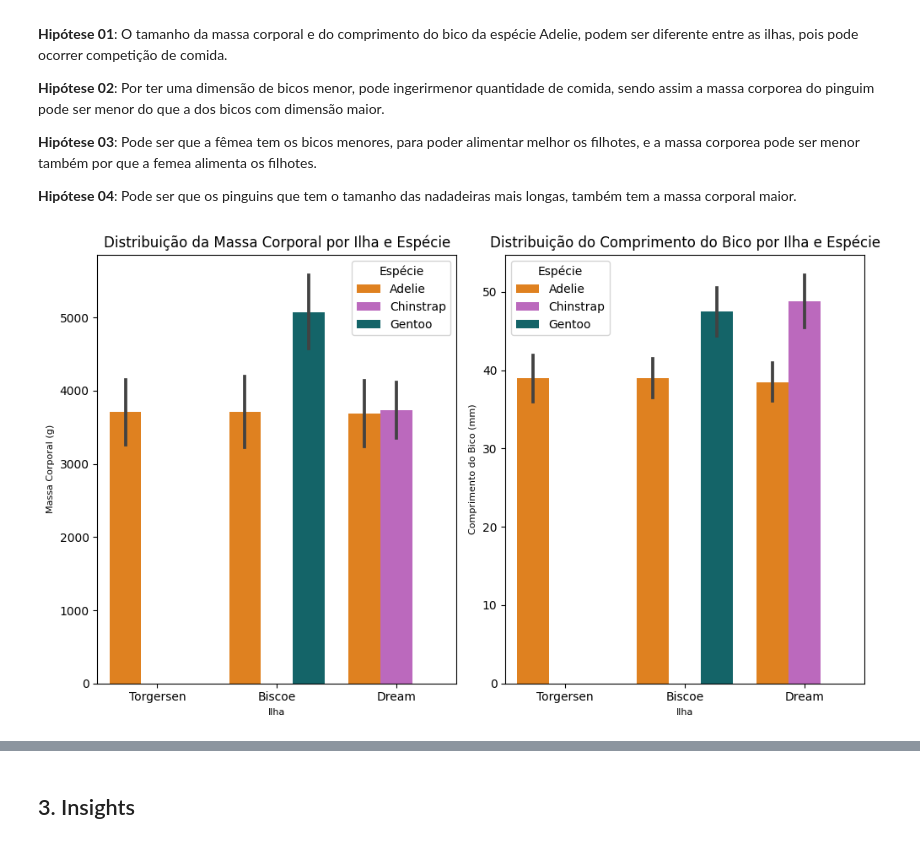
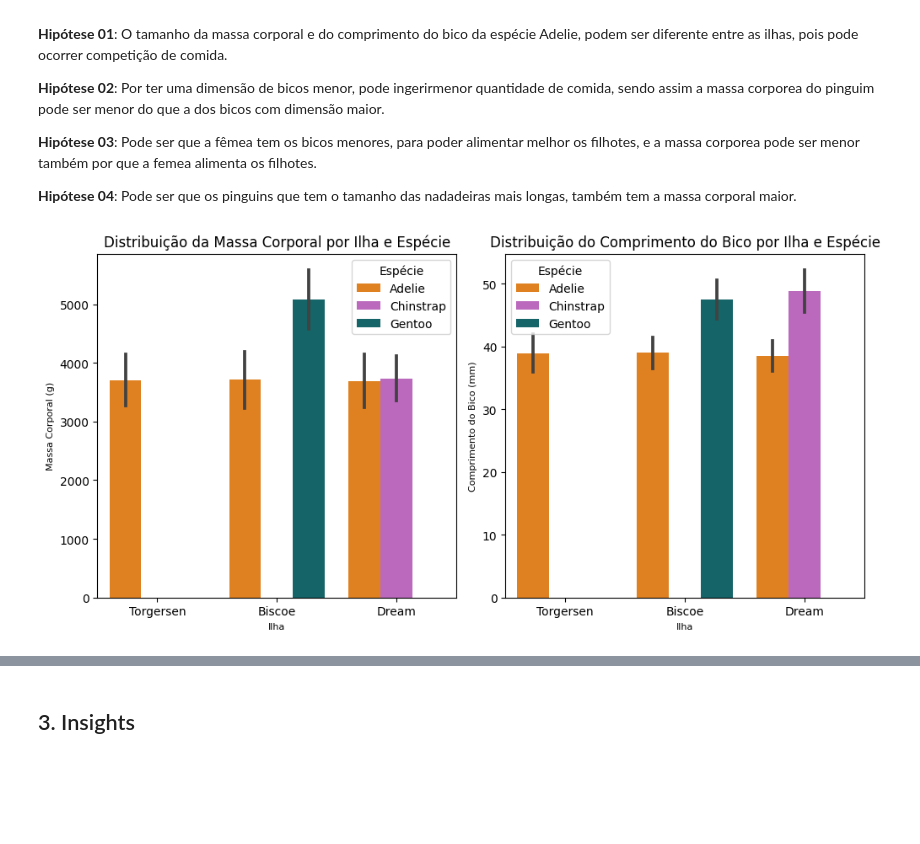
Before and after one commit to ninesousa/avanti-bootcamp-cdd, a Jupyter notebook: notebooks/01-exploratory_data_analysis.ipynb, the cells around one changed output, grey strips where cells are left out. Saved outputs shown, nothing was run; the diff lists cells and outputs as text; code cells hidden in the pictures; blank space fills up the shorter version.

```diff
--- a/notebooks/01-exploratory_data_analysis.ipynb
+++ b/notebooks/01-exploratory_data_analysis.ipynb
@@ -49,0 +76,21 @@ dt
+# %%
+#leitura dos dados
+dt = pd.read_csv('../data/raw/data.csv')
+#EN -> PT
+dt.rename(columns = {
+        'species': 'especies',
+        'island': 'ilha',
+        'bill_length_mm': 'comprimento_do_bico_mm',
+        'bill_depth_mm': 'profundidade_do_bico_mm',
+        'flipper_length_mm': 'comprimento_do_nadadeira_mm',
+        'body_mass_g': 'massa_corporal_g',
+        'sex': 'sexo',
+}, inplace=True)
+
+#substituição dos valores pela descrição com replace
+dt.replace ({'sexo':{
+        'MALE':'Masculino',
+        'FEMALE':'Feminino'
+}}, inplace=True)
+
+display(dt)
@@ -187,32 +330,35 @@ plt.show()
 **Hipótese 04**: Pode ser que os pinguins que tem o tamanho das nadadeiras mais longas, também tem a massa corporal maior.
 # %%
 #01. O tamanho da massa corporal e nadadeiras, da mesma espécies, são diferente entre as ilhas?
-plt.figure(figsize=(10, 6))
+plt.figure(figsize=(10,5))
 palette = [ '#FF8100','#C95BCB','#067176']
 
 # Barra para massa corporal
 plt.subplot(1, 2, 1)
 #tipo de gráfico
-sns.barplot(x='island', y='body_mass_g', hue='species', data=dt, palette=palette, ci='sd')
+sns.barplot(x='ilha', y='massa_corporal_g', hue='especies', data=dt, palette=palette, ci='sd')
+
 #legendas
 plt.title('Distribuição da Massa Corporal por Ilha e Espécie')
 plt.xlabel('Ilha', fontsize = 8)
 plt.ylabel('Massa Corporal (g)', fontsize = 8)
 plt.legend(title='Espécie')
 
 # Barra para comprimento do bico
 plt.subplot(1, 2, 2)
 #tipo de gráfico
-sns.barplot(x='island', y='bill_length_mm', hue='species', data=dt, palette=palette, ci='sd')
+sns.barplot(x='ilha', y='comprimento_do_bico_mm', hue='especies', data=dt, palette=palette, ci='sd')
+
 #legendas
 plt.title('Distribuição do Comprimento do Bico por Ilha e Espécie')
 plt.xlabel('Ilha', fontsize = 8)
 plt.ylabel('Comprimento do Bico (mm)', fontsize = 8)
 plt.legend(title='Espécie')
 
+#legenda e plot
 plt.tight_layout()
 plt.show()
 # %% [output]
-[figure, old version]
+[figure, new version]
 # %%
 #02. Como a massa corporal de pinguins se correlaciona com a dimensão de bicos, da mesma espécie?
```
Also changed, not shown: parts of 23 cells of this notebook, 2 other files.
